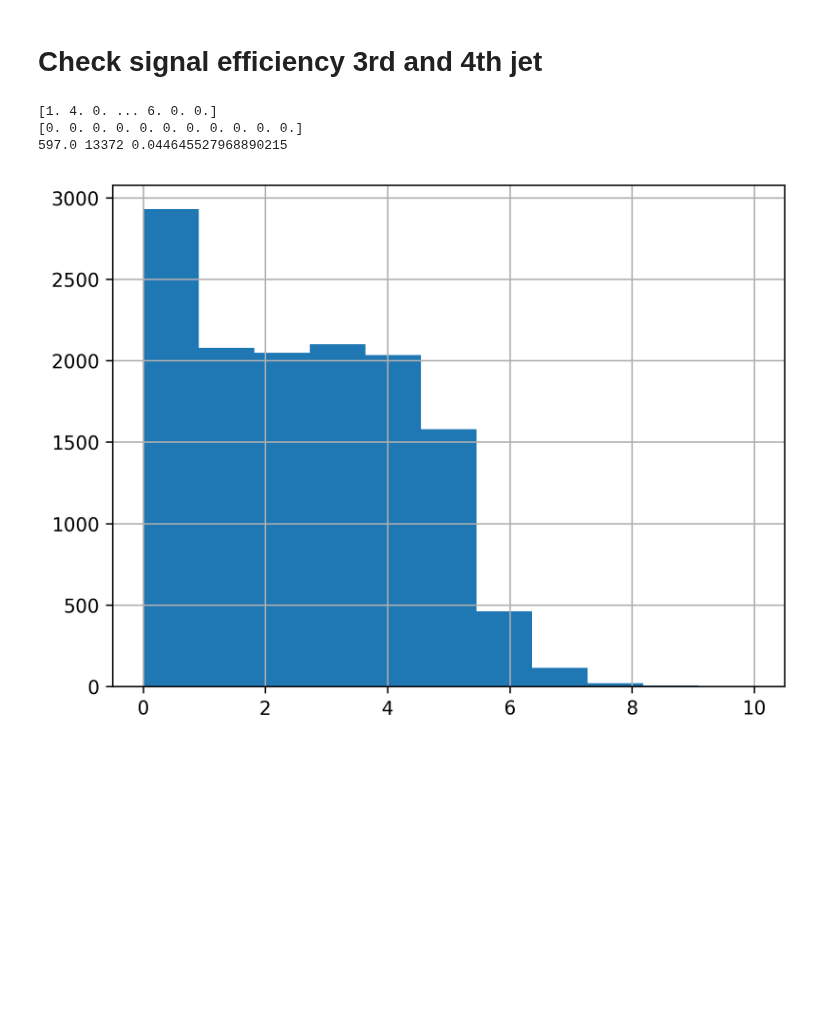
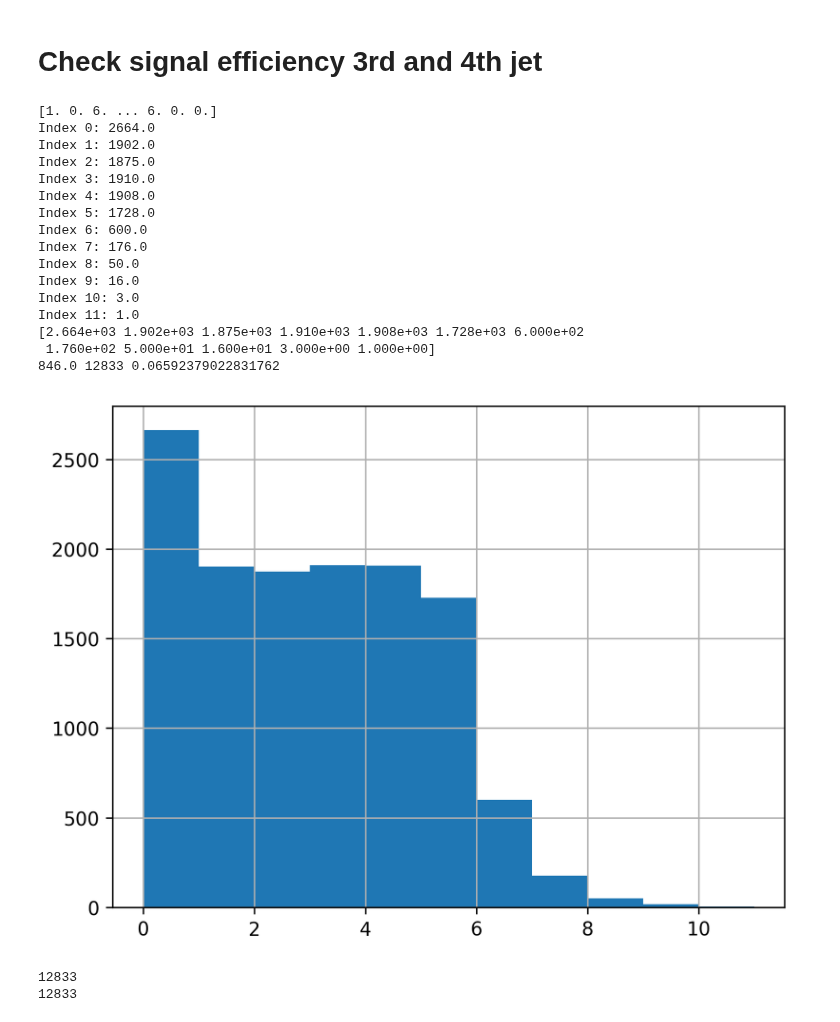
Before and after one commit to PocketCoffea/AnalysisConfigs, a Jupyter notebook: notebooks/VBFtight_cuts_efficiency.ipynb, the cells around one changed output. Saved outputs shown, nothing was run; the diff lists cells and outputs as text; code cells hidden in the pictures; blank space fills up the shorter version.

```diff
--- a/notebooks/VBFtight_cuts_efficiency.ipynb
+++ b/notebooks/VBFtight_cuts_efficiency.ipynb
@@ -61,20 +68,14 @@ for i in range(len(o["columns"][sample][dataset].keys())):
     category = list(o["columns"][sample][dataset].keys())[i]
     col[list(o["columns"][sample][dataset].keys())[i]] = o["columns"][sample][dataset][category]
 # %%
-index = col["4b_region"]["JetGoodVBF_matched_index"].value
-print(index)
-tot = np.zeros(11)
-print(tot)
-for i in range(len(index)):
-    tot[int(index[i])]+=1
-# for i in range(len(tot)):
-    # print(tot[i]/len(index))
-print(np.sum(tot[6:]),len(index), np.sum(tot[6:])/len(index))
-plt.hist(index, 11)
-plt.grid()
-plt.show()
+# index = col["4b_region"]["JetVBF_matched_index"].value
+# tot = np.zeros(11)
+# # print(tot)
+# for i in range(len(index)):
+#     tot[int(index[i])]+=1
+# # for i in range(len(tot)):
+# #     print(f"Index {i}: {tot[i]/len(index)}")
+# print(np.sum(tot[6:]),len(index), np.sum(tot[6:])/len(index))
+# plt.hist(index, 11)
+# plt.grid()
+# plt.show()
-# %% [output]
-[1. 4. 0. ... 6. 0. 0.]
-[0. 0. 0. 0. 0. 0. 0. 0. 0. 0. 0.]
-597.0 13372 0.044645527968890215
-[figure, removed]
@@ -80,0 +93,44 @@ plt.show()
+# %%
+index = col["4b_region"]["JetVBF_matched_index"].value
+print(index)
+# sum = 0
+# for i in range(len(index)):
+#     if index[i] == -999: sum+=1
+# print(sum)
+tot = np.zeros(12)
+for i in range(len(index)):
+    if index[i] >= 0:
+        tot[int(index[i])]+=1
+for i in range(len(tot)):
+    print(f"Index {i}: {tot[i]}") #/len(index))
+print(tot)
+print(np.sum(tot[6:]),len(index), np.sum(tot[6:])/len(index))
+
+index_array = np.array(index)
+index_not_none = index_array[index_array >= 0]
+
+plt.hist(index_not_none, 11)
+plt.grid()
+plt.show()
+print(len(index))
+print(len(index_not_none))
+# %% [output]
+[1. 0. 6. ... 6. 0. 0.]
+Index 0: 2664.0
+Index 1: 1902.0
+Index 2: 1875.0
+Index 3: 1910.0
+Index 4: 1908.0
+Index 5: 1728.0
+Index 6: 600.0
+Index 7: 176.0
+Index 8: 50.0
+Index 9: 16.0
+Index 10: 3.0
+Index 11: 1.0
+[2.664e+03 1.902e+03 1.875e+03 1.910e+03 1.908e+03 1.728e+03 6.000e+02
+ 1.760e+02 5.000e+01 1.600e+01 3.000e+00 1.000e+00]
+846.0 12833 0.06592379022831762
+[figure, added]
+12833
+12833
```
Also changed, not shown: parts of 10 cells of this notebook, 2 other files.
